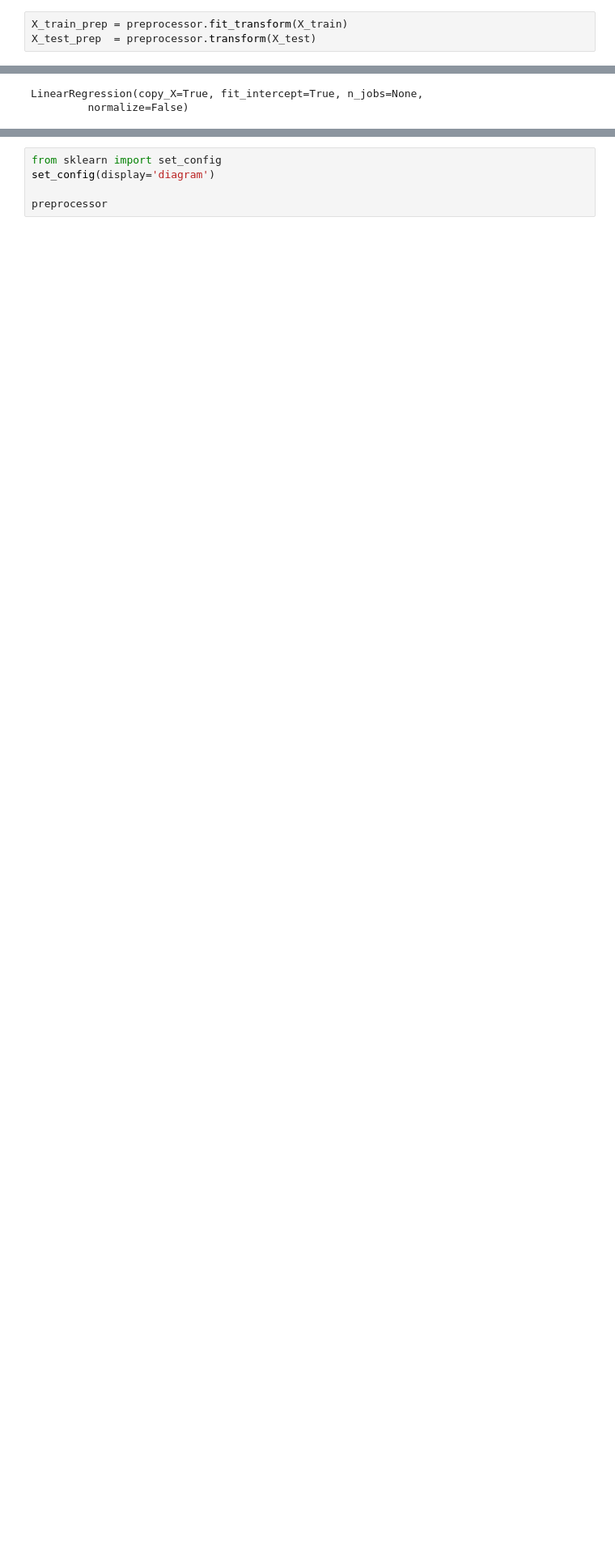
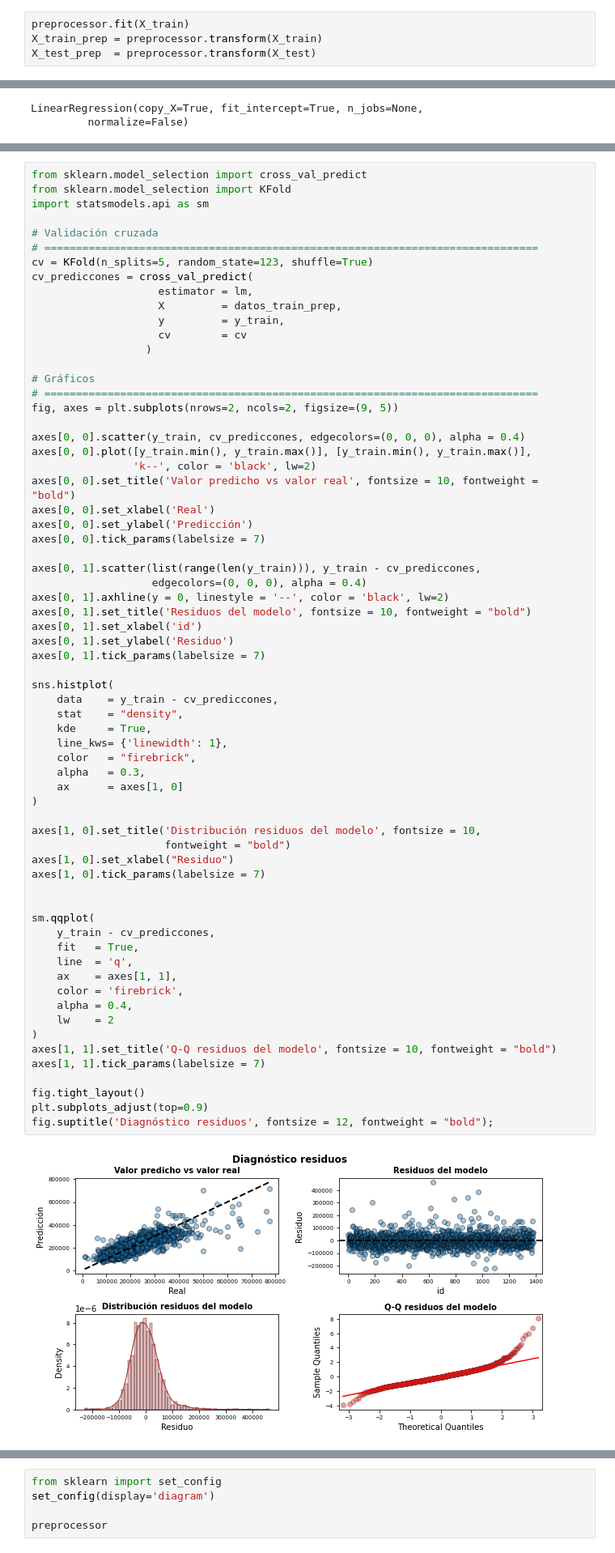
Before and after one commit to FernandoCarazoMelo/MINT21-machine-learning-course, a Jupyter notebook: class-ML/SESSION 3/03.01_HOML_housing/03.01_end_to_end_ML_housing.ipynb, the cells around one changed output, grey strips where cells are left out. Shown: that part at 81% size. Cells and saved outputs as stored; diff of their text form; blank space fills up the shorter version.

```diff
--- a/class-ML/SESSION 3/03.01_HOML_housing/03.01_end_to_end_ML_housing.ipynb
+++ b/class-ML/SESSION 3/03.01_HOML_housing/03.01_end_to_end_ML_housing.ipynb
@@ -476,7 +465,8 @@ preprocessor = ColumnTransformer(
                     ('onehot', OneHotEncoder(handle_unknown='ignore'), cat_cols)],
                 remainder='passthrough')
 # %%
-X_train_prep = preprocessor.fit_transform(X_train)
+preprocessor.fit(X_train)
+X_train_prep = preprocessor.transform(X_train)
 X_test_prep  = preprocessor.transform(X_test)
 # %%
 encoded_cat = preprocessor.named_transformers_['onehot'].get_feature_names(cat_cols)
@@ -525,0 +515,68 @@ ElasticNetCV(alphas=None, copy_X=True, cv='warn', eps=0.001,
+# %%
+from sklearn.model_selection import cross_val_predict
+from sklearn.model_selection import KFold
+import statsmodels.api as sm
+
+# Validación cruzada
+# ==============================================================================
+cv = KFold(n_splits=5, random_state=123, shuffle=True)
+cv_prediccones = cross_val_predict(
+                    estimator = lm,
+                    X         = datos_train_prep,
+                    y         = y_train,
+                    cv        = cv
+                  )
+
+# Gráficos
+# ==============================================================================
+fig, axes = plt.subplots(nrows=2, ncols=2, figsize=(9, 5))
+
+axes[0, 0].scatter(y_train, cv_prediccones, edgecolors=(0, 0, 0), alpha = 0.4)
+axes[0, 0].plot([y_train.min(), y_train.max()], [y_train.min(), y_train.max()],
+                'k--', color = 'black', lw=2)
+axes[0, 0].set_title('Valor predicho vs valor real', fontsize = 10, fontweight = "bold")
+axes[0, 0].set_xlabel('Real')
+axes[0, 0].set_ylabel('Predicción')
+axes[0, 0].tick_params(labelsize = 7)
+
+axes[0, 1].scatter(list(range(len(y_train))), y_train - cv_prediccones,
+                   edgecolors=(0, 0, 0), alpha = 0.4)
+axes[0, 1].axhline(y = 0, linestyle = '--', color = 'black', lw=2)
+axes[0, 1].set_title('Residuos del modelo', fontsize = 10, fontweight = "bold")
+axes[0, 1].set_xlabel('id')
+axes[0, 1].set_ylabel('Residuo')
+axes[0, 1].tick_params(labelsize = 7)
+
+sns.histplot(
+    data    = y_train - cv_prediccones,
+    stat    = "density",
+    kde     = True,
+    line_kws= {'linewidth': 1},
+    color   = "firebrick",
+    alpha   = 0.3,
+    ax      = axes[1, 0]
+)
+
+axes[1, 0].set_title('Distribución residuos del modelo', fontsize = 10,
+                     fontweight = "bold")
+axes[1, 0].set_xlabel("Residuo")
+axes[1, 0].tick_params(labelsize = 7)
+
+
+sm.qqplot(
+    y_train - cv_prediccones,
+    fit   = True,
+    line  = 'q',
+    ax    = axes[1, 1],
+    color = 'firebrick',
+    alpha = 0.4,
+    lw    = 2
+)
+axes[1, 1].set_title('Q-Q residuos del modelo', fontsize = 10, fontweight = "bold")
+axes[1, 1].tick_params(labelsize = 7)
+
+fig.tight_layout()
+plt.subplots_adjust(top=0.9)
+fig.suptitle('Diagnóstico residuos', fontsize = 12, fontweight = "bold");
+# %% [output]
+[figure, added]
```
Also changed, not shown: parts of 7 cells of this notebook.
